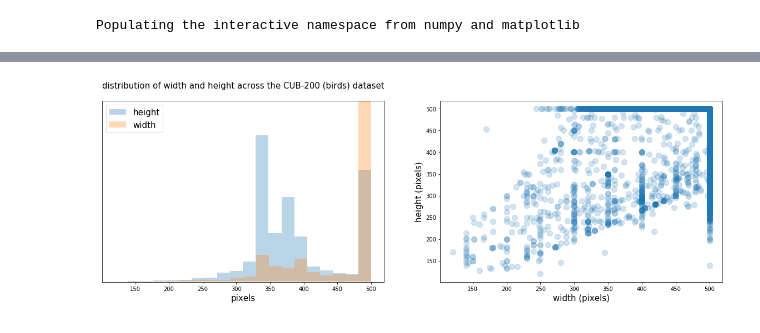
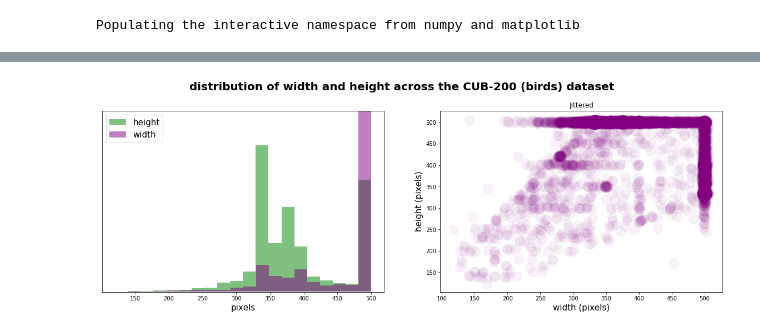
Before and after one commit to tzler/birds, a Jupyter notebook: distribution_of_birds_imagesizes.ipynb, the cells around one changed output, grey strips where cells are left out. Saved outputs shown, nothing was run; the diff lists cells and outputs as text; code cells hidden in the pictures.

Commit message:
imagesize colors

```diff
--- a/distribution_of_birds_imagesizes.ipynb
+++ b/distribution_of_birds_imagesizes.ipynb
@@ -16,20 +20,19 @@ for i_folder in bird_folders:
 # %%
 figure(figsize=[20,6])
 subplot(121)
-hist([image_size[i][0] for i in range(len(image_size))], label='height', alpha=.3, bins=20)
-hist([image_size[i][1] for i in range(len(image_size))], label='width', alpha=.3, bins=20)
+hist([image_size[i][0] for i in range(len(image_size))], label='height', alpha=.5, bins=20, color='green')
+hist([image_size[i][1] for i in range(len(image_size))], label='width', alpha=.5, bins=20, color='purple')
 ylim([-5,4000])
 yticks([-10000])
 legend(fontsize=15);
 xlabel('pixels', fontsize=15)
-title('distribution of width and height across the CUB-200 (birds) dataset', y=1.05, fontsize=15);
 subplot(122)
-
-scatter([image_size[i][1] for i in range(len(image_size))],
-        [image_size[i][0] for i in range(len(image_size))], s=100, alpha=.2)
-
-
+scatter([image_size[i][0] for i in range(len(image_size))] + np.random.randn(len(image_size)) * 2 ,
+        [image_size[i][1] for i in range(len(image_size))] + np.random.randn(len(image_size)) * 2,
+        s=300, alpha=.05, color='purple')
+title('Jittered')
 xlabel('width (pixels)', fontsize=15)
 ylabel('height (pixels)', fontsize=15);
+suptitle('distribution of width and height across the CUB-200 (birds) dataset', y=1.00, fontsize=20, fontweight='bold');
 # %% [output]
-[figure, old version]
+[figure, new version]
```
Also changed, not shown: parts of 1 cell of this notebook, 2 other files.
